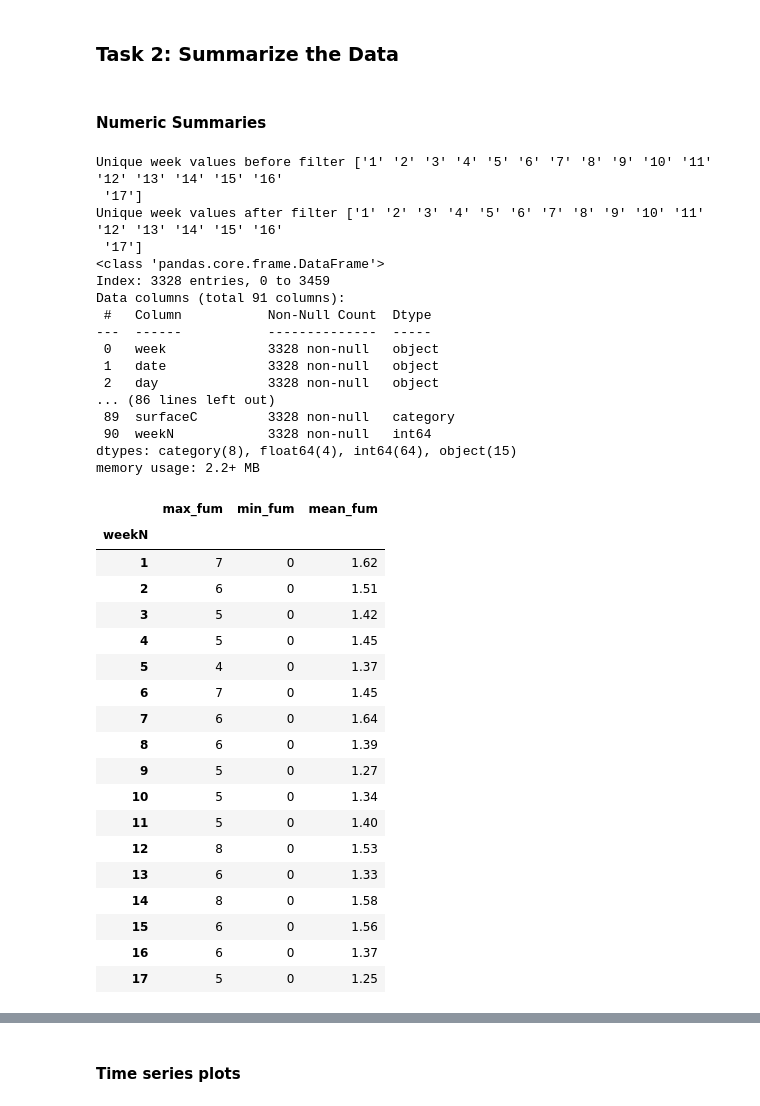
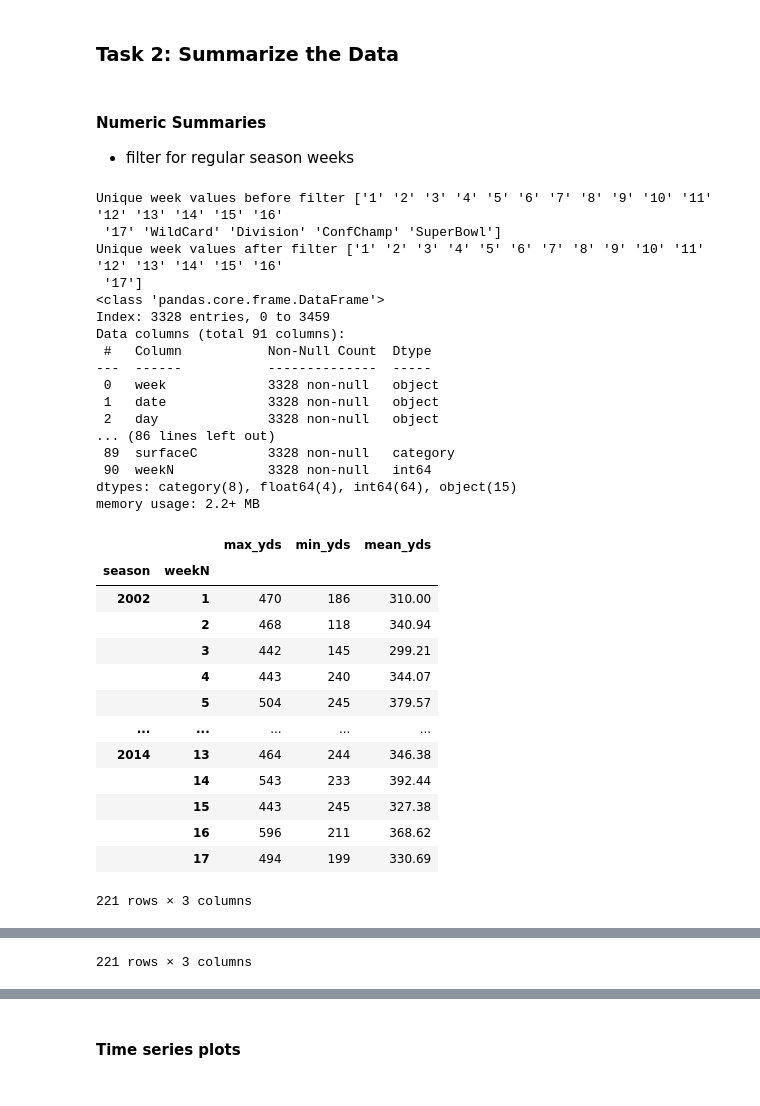
Before and after one commit to pressleydavid/hw4, a Jupyter notebook: HW4.ipynb, the cells around one changed output, grey strips where cells are left out. Cells and saved outputs as stored; diff of their text form; code cells hidden in the pictures.

```diff
--- a/HW4.ipynb
+++ b/HW4.ipynb
@@ -461,12 +388,12 @@ import pandas as pd
 
 url = "https://www4.stat.ncsu.edu/~online/datasets/scoresFull.csv"
 
-nfl_src = pd.read_csv("scoresFull.csv")
+nfl_src = pd.read_csv(url)
 nfl_src.head()
 nfl_src.info()
-# nfl_src.shape
-# nfl_src.columns.tolist()
-# nfl_src["week"].unique()
+nfl_src.shape
+nfl_src.columns.tolist()
+nfl_src["week"].unique()
 
 # make a copy for manipulation
 nfl_intermed = nfl_src.copy()
@@ -503,6 +430,7 @@ memory usage: 2.2+ MB
 ### Task 2: Summarize the Data
 # %% [markdown]
 #### Numeric Summaries
+*   filter for regular season weeks
 # %%
 # filter for regular season
 print(f"Unique week values before filter {nfl_intermed.week.unique()}")
@@ -524,89 +452,78 @@ reg_season = reg_season.loc[:,["season","weekN","AtotalYds","tossC","awayFum","h
 
 # pd.crosstab([reg_season.week], reg_season.tossC)
 # group Away total yard statsby season and numerical week (1-17)
-reg_season.groupby(["season", "weekN"]).agg(
+display(reg_season.groupby(["season", "weekN"]).agg(
     max_yds = ("AtotalYds", "max"),
     min_yds = ("AtotalYds", "min"),
     mean_yds = ("AtotalYds", "mean")
-).round(2)
+).round(2))
 
 # group Away total yard stats by season
-reg_season.groupby(["season"]).agg(
+display(reg_season.groupby(["season"]).agg(
     max_yds = ("AtotalYds", "max"),
     min_yds = ("AtotalYds", "min"),
     mean_yds = ("AtotalYds", "mean")
-).round(2)
+).round(2))
 
 # group Away total yard stats by week (numeric: 1 - 17)
-reg_season.groupby(["weekN"]).agg(
+display(reg_season.groupby(["weekN"]).agg(
     max_yds = ("AtotalYds", "max"),
     min_yds = ("AtotalYds", "min"),
     mean_yds = ("AtotalYds", "mean")
-).round(2)
+).round(2))
 
 
 # group Away fumble stats by season and numerical week (1-17)
-# use crosstab this time. Then realize creating a list of 3471 elements that only say "stat" doesn't seem like a good use of time and go back to groupby and agg
-# pd.crosstab([reg_season.season, reg_season.weekN],
-#             columns = ["stat" for _ in range(reg_season.shape[0])],
-#             values = reg_season.awayFum,
-#             aggfunc = ["mean", "median", "std", "count"]
-#             ).round(2)
 
-reg_season.groupby(["season", "weekN"]).agg(
+display(reg_season.groupby(["season", "weekN"]).agg(
     max_fumA = ("awayFum", "max"),
     min_fum = ("awayFum", "min"),
     mean_fum = ("awayFum", "mean")
-).round(2)
+).round(2))
 
 # group Away fumble stats by season
 
-reg_season.groupby(["season"]).agg(
+display(reg_season.groupby(["season"]).agg(
     max_fum = ("awayFum", "max"),
     min_fum = ("awayFum", "min"),
     mean_fum = ("awayFum", "mean")
-).round(2)
+).round(2))
 
 # group Away fumble stats by week (numeric: 1 - 17)
-reg_season.groupby(["weekN"]).agg(
+display(reg_season.groupby(["weekN"]).agg(
     max_fum = ("awayFum", "max"),
     min_fum = ("awayFum", "min"),
     mean_fum = ("awayFum", "mean")
-).round(2)
+).round(2))
 # %% [output]
 Unique week values before filter ['1' '2' '3' '4' '5' '6' '7' '8' '9' '10' '11' '12' '13' '14' '15' '16'
- '17']
+ '17' 'WildCard' 'Division' 'ConfChamp' 'SuperBowl']
 Unique week values after filter ['1' '2' '3' '4' '5' '6' '7' '8' '9' '10' '11' '12' '13' '14' '15' '16'
  '17']
 <class 'pandas.core.frame.DataFrame'>
 Index: 3328 entries, 0 to 3459
 Data columns (total 91 columns):
  #   Column           Non-Null Count  Dtype
 ---  ------           --------------  -----
  0   week             3328 non-null   object
  1   date             3328 non-null   object
  2   day              3328 non-null   object
 ... (86 lines left out)
  89  surfaceC         3328 non-null   category
  90  weekN            3328 non-null   int64
 dtypes: category(8), float64(4), int64(64), object(15)
 memory usage: 2.2+ MB
-|  | max_fum | min_fum | mean_fum |
-| weekN |  |  |  |
-| 1 | 7 | 0 | 1.62 |
-| 2 | 6 | 0 | 1.51 |
-| 3 | 5 | 0 | 1.42 |
-| 4 | 5 | 0 | 1.45 |
-| 5 | 4 | 0 | 1.37 |
-| 6 | 7 | 0 | 1.45 |
-| 7 | 6 | 0 | 1.64 |
-| 8 | 6 | 0 | 1.39 |
-| 9 | 5 | 0 | 1.27 |
-| 10 | 5 | 0 | 1.34 |
-| 11 | 5 | 0 | 1.40 |
-| 12 | 8 | 0 | 1.53 |
-| 13 | 6 | 0 | 1.33 |
-| 14 | 8 | 0 | 1.58 |
-| 15 | 6 | 0 | 1.56 |
-| 16 | 6 | 0 | 1.37 |
-| 17 | 5 | 0 | 1.25 |
+|  |  | max_yds | min_yds | mean_yds |
+| season | weekN |  |  |  |
+| 2002 | 1 | 470 | 186 | 310.00 |
+|  | 2 | 468 | 118 | 340.94 |
+|  | 3 | 442 | 145 | 299.21 |
+|  | 4 | 443 | 240 | 344.07 |
+|  | 5 | 504 | 245 | 379.57 |
+| ... | ... | ... | ... | ... |
+| 2014 | 13 | 464 | 244 | 346.38 |
+|  | 14 | 543 | 233 | 392.44 |
+|  | 15 | 443 | 245 | 327.38 |
+|  | 16 | 596 | 211 | 368.62 |
+|  | 17 | 494 | 199 | 330.69 |
+221 rows × 3 columns
@@ -612,0 +577 @@ memory usage: 2.2+ MB
+221 rows × 3 columns
```
Also changed, not shown: parts of 40 cells of this notebook.
